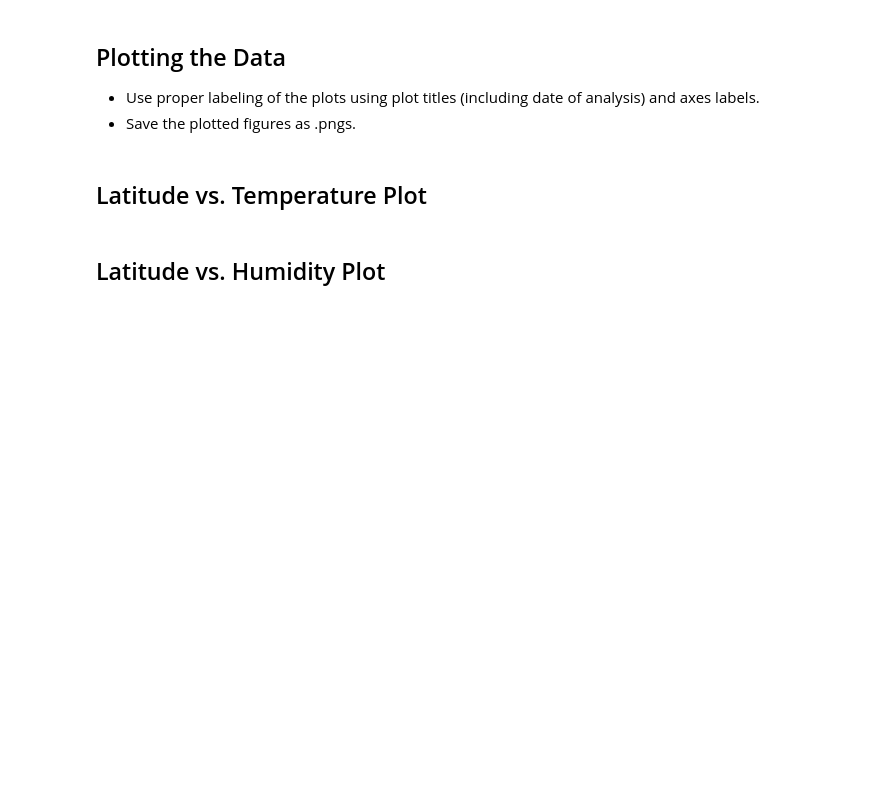
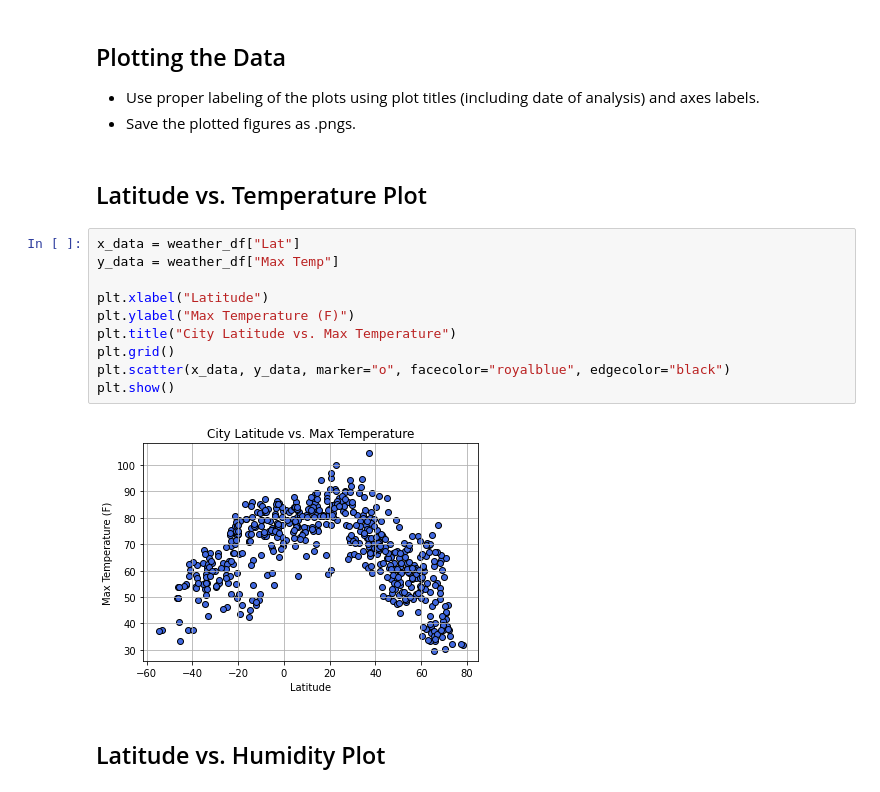
Before and after one commit to LP-116/python-api-challenge, a Jupyter notebook: WeatherPy/WeatherPy.ipynb, the cells around one changed output. Drawn from its saved outputs; the diff is of its cells as text; blank space fills up the shorter version.

```diff
--- a/WeatherPy/WeatherPy.ipynb
+++ b/WeatherPy/WeatherPy.ipynb
@@ -235,6 +235,18 @@ weather_df.describe()
 * Save the plotted figures as .pngs.
 # %% [markdown]
 ## Latitude vs. Temperature Plot
+# %%
+x_data = weather_df["Lat"]
+y_data = weather_df["Max Temp"]
+
+plt.xlabel("Latitude")
+plt.ylabel("Max Temperature (F)")
+plt.title("City Latitude vs. Max Temperature")
+plt.grid()
+plt.scatter(x_data, y_data, marker="o", facecolor="royalblue", edgecolor="black")
+plt.show()
+# %% [output]
+[figure, added]
 # %% [markdown]
 ## Latitude vs. Humidity Plot
 # %% [markdown]
```
